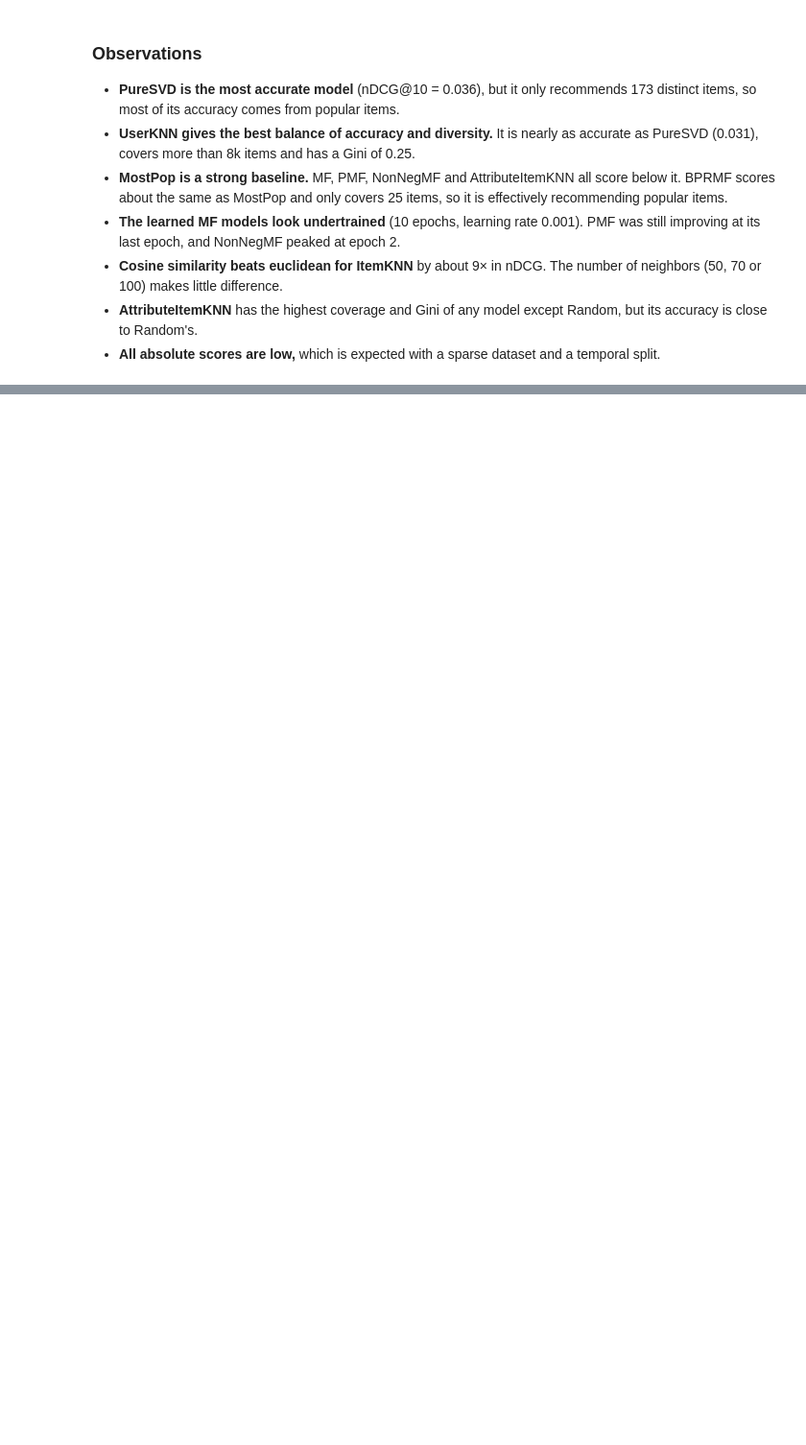
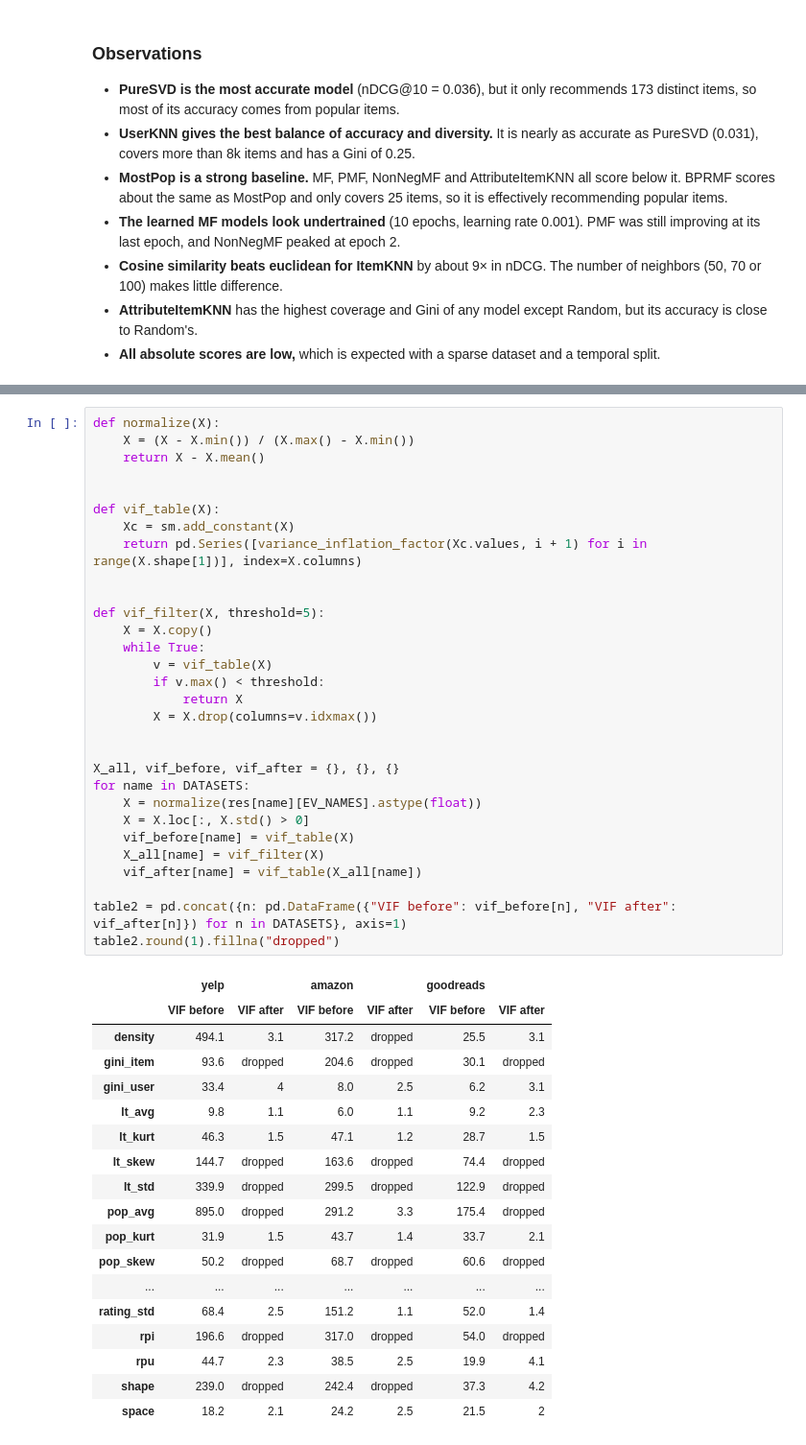
Before and after one commit to Vadym-Kurdydyk/scarcity-recsys, a Jupyter notebook: paper_reproduction.ipynb, the cells around one changed output, grey strips where cells are left out. Shown at 96% size. Drawn from its saved outputs; the diff is of its cells as text; blank space fills up the shorter version.

```diff
--- a/paper_reproduction.ipynb
+++ b/paper_reproduction.ipynb
@@ -358,0 +559,49 @@ Temporal hold-out split (20% test, 20% validation), relevance threshold 1. Hyper
+# %%
+def normalize(X):
+    X = (X - X.min()) / (X.max() - X.min())
+    return X - X.mean()
+
+
+def vif_table(X):
+    Xc = sm.add_constant(X)
+    return pd.Series([variance_inflation_factor(Xc.values, i + 1) for i in range(X.shape[1])], index=X.columns)
+
+
+def vif_filter(X, threshold=5):
+    X = X.copy()
+    while True:
+        v = vif_table(X)
+        if v.max() < threshold:
+            return X
+        X = X.drop(columns=v.idxmax())
+
+
+X_all, vif_before, vif_after = {}, {}, {}
+for name in DATASETS:
+    X = normalize(res[name][EV_NAMES].astype(float))
+    X = X.loc[:, X.std() > 0]
+    vif_before[name] = vif_table(X)
+    X_all[name] = vif_filter(X)
+    vif_after[name] = vif_table(X_all[name])
+
+table2 = pd.concat({n: pd.DataFrame({"VIF before": vif_before[n], "VIF after": vif_after[n]}) for n in DATASETS}, axis=1)
+table2.round(1).fillna("dropped")
+# %% [output]
+|  | yelp |  | amazon |  | goodreads |  |
+|  | VIF before | VIF after | VIF before | VIF after | VIF before | VIF after |
+| density | 494.1 | 3.1 | 317.2 | dropped | 25.5 | 3.1 |
+| gini_item | 93.6 | dropped | 204.6 | dropped | 30.1 | dropped |
+| gini_user | 33.4 | 4 | 8.0 | 2.5 | 6.2 | 3.1 |
+| lt_avg | 9.8 | 1.1 | 6.0 | 1.1 | 9.2 | 2.3 |
+| lt_kurt | 46.3 | 1.5 | 47.1 | 1.2 | 28.7 | 1.5 |
+| lt_skew | 144.7 | dropped | 163.6 | dropped | 74.4 | dropped |
+| lt_std | 339.9 | dropped | 299.5 | dropped | 122.9 | dropped |
+| pop_avg | 895.0 | dropped | 291.2 | 3.3 | 175.4 | dropped |
+| pop_kurt | 31.9 | 1.5 | 43.7 | 1.4 | 33.7 | 2.1 |
+| pop_skew | 50.2 | dropped | 68.7 | dropped | 60.6 | dropped |
+| ... | ... | ... | ... | ... | ... | ... |
+| rating_std | 68.4 | 2.5 | 151.2 | 1.1 | 52.0 | 1.4 |
+| rpi | 196.6 | dropped | 317.0 | dropped | 54.0 | dropped |
+| rpu | 44.7 | 2.3 | 38.5 | 2.5 | 19.9 | 4.1 |
+| shape | 239.0 | dropped | 242.4 | dropped | 37.3 | 4.2 |
+| space | 18.2 | 2.1 | 24.2 | 2.5 | 21.5 | 2 |
```
Also changed, not shown: parts of 34 cells of this notebook, 3 other files.
